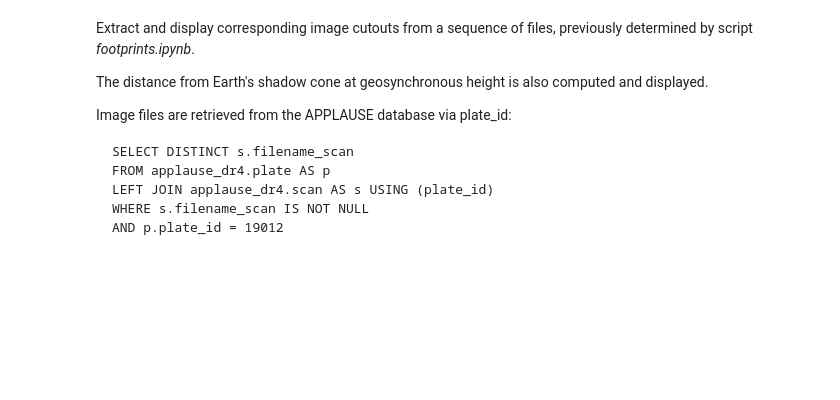
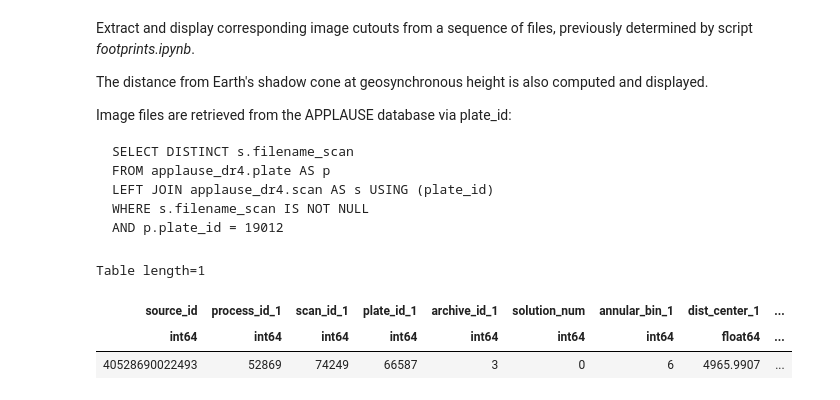
Before and after one commit to cuernodegazpacho/plateanalysis, a Jupyter notebook: footprints/display_sequence.ipynb, the cells around one changed output. Drawn from its saved outputs; the diff is of its cells as text; code cells hidden in the pictures; blank space fills up the shorter version.

```diff
--- a/footprints/display_sequence.ipynb
+++ b/footprints/display_sequence.ipynb
@@ -35,16 +37,21 @@ warnings.simplefilter('ignore', category=ErfaWarning)
 warnings.simplefilter('ignore', category=FutureWarning)
 # %%
 # define data set
-par = get_parameters('9319,9320') # use display controls from here
-seq = sequences['seq03']
+par = get_parameters('66587,66592') # use display controls from here
+seq = sequences['seq_special']
 
-# source ID of object on plate 9319
-source_id = 40349380007658
+# source ID of object on plate 66587
+source_id = 40528690022493
 # %%
 # extract 1-row table with object coordinates
-table = Table.read(fname(par['table_non_matched']), format='fits')
+table = Table.read(fname(par['table_candidates']), format='fits')
 
 mask = table['source_id'] == source_id
 table_object = table[mask]
 
 table_object
+# %% [output]
+Table length=1
+| source_id | process_id_1 | scan_id_1 | plate_id_1 | archive_id_1 | solution_num | annular_bin_1 | dist_center_1 | ... |
+| int64 | int64 | int64 | int64 | int64 | int64 | int64 | float64 | ... |
+| 40528690022493 | 52869 | 74249 | 66587 | 3 | 0 | 6 | 4965.9907 | ... |
```
Also changed, not shown: parts of 4 cells of this notebook, 17 other files.
